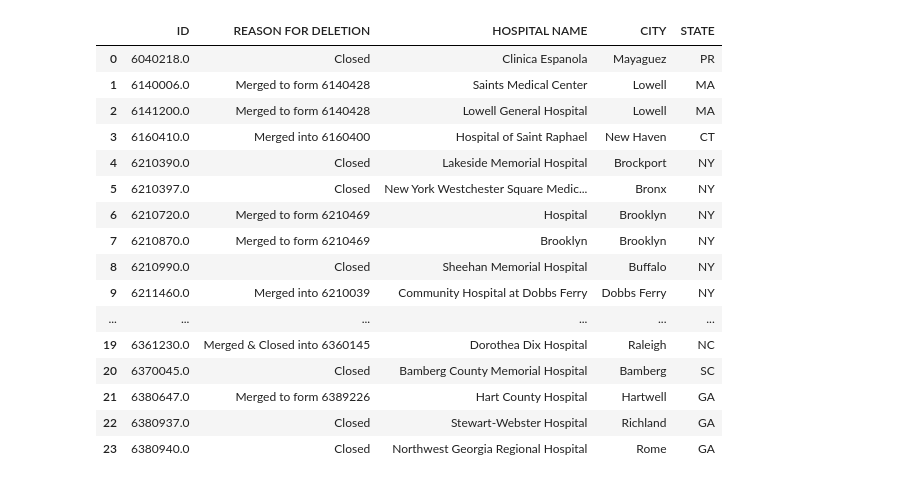
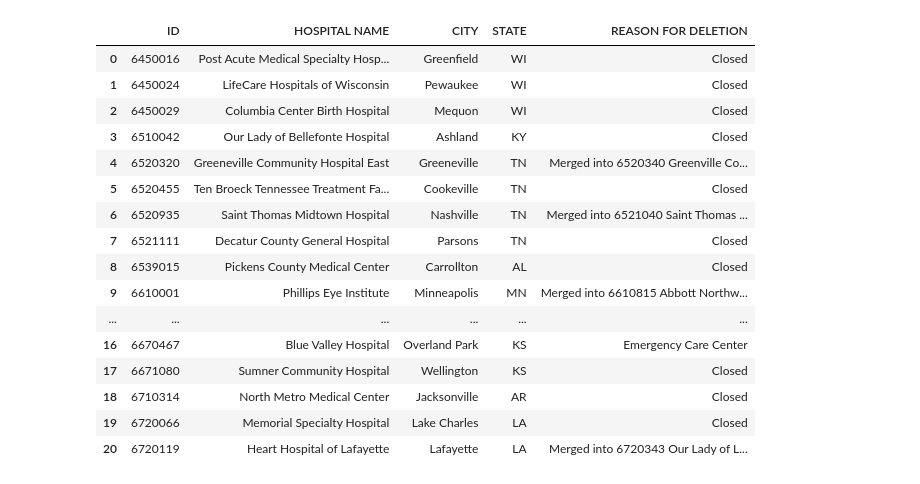
Before and after one commit to imccart/aha-data, a Jupyter notebook: data-code/pdf2table.ipynb, the cells around one changed output. Drawn from its saved outputs; the diff is of its cells as text; code cells hidden in the pictures.

```diff
--- a/data-code/pdf2table.ipynb
+++ b/data-code/pdf2table.ipynb
@@ -532,28 +636,28 @@ Nonreg Add
 Nonreg Add done
 I'm Done!!
 # %%
-double_check["Reg Del"][0]
-# double_check["Reg Add"][0]
-# double_check["Nonreg Del"][1]
+double_check["Reg Del"][2]
+# double_check["Reg Add"][1]
+# double_check["Nonreg Del"][0]
 # double_check["Nonreg Add"][1]
 # %% [output]
-|  | ID | REASON FOR DELETION | HOSPITAL NAME | CITY | STATE |
-| 0 | 6040218.0 | Closed | Clinica Espanola | Mayaguez | PR |
-| 1 | 6140006.0 | Merged to form 6140428 | Saints Medical Center | Lowell | MA |
-| 2 | 6141200.0 | Merged to form 6140428 | Lowell General Hospital | Lowell | MA |
-| 3 | 6160410.0 | Merged into 6160400 | Hospital of Saint Raphael | New Haven | CT |
-| 4 | 6210390.0 | Closed | Lakeside Memorial Hospital | Brockport | NY |
-| 5 | 6210397.0 | Closed | New York Westchester Square Medic... | Bronx | NY |
-| 6 | 6210720.0 | Merged to form 6210469 | Hospital | Brooklyn | NY |
-| 7 | 6210870.0 | Merged to form 6210469 | Brooklyn | Brooklyn | NY |
-| 8 | 6210990.0 | Closed | Sheehan Memorial Hospital | Buffalo | NY |
-| 9 | 6211460.0 | Merged into 6210039 | Community Hospital at Dobbs Ferry | Dobbs Ferry | NY |
+|  | ID | HOSPITAL NAME | CITY | STATE | REASON FOR DELETION |
+| 0 | 6450016 | Post Acute Medical Specialty Hosp... | Greenfield | WI | Closed |
+| 1 | 6450024 | LifeCare Hospitals of Wisconsin | Pewaukee | WI | Closed |
+| 2 | 6450029 | Columbia Center Birth Hospital | Mequon | WI | Closed |
+| 3 | 6510042 | Our Lady of Bellefonte Hospital | Ashland | KY | Closed |
+| 4 | 6520320 | Greeneville Community Hospital East | Greeneville | TN | Merged into 6520340 Greenville Co... |
+| 5 | 6520455 | Ten Broeck Tennessee Treatment Fa... | Cookeville | TN | Closed |
+| 6 | 6520935 | Saint Thomas Midtown Hospital | Nashville | TN | Merged into 6521040 Saint Thomas ... |
+| 7 | 6521111 | Decatur County General Hospital | Parsons | TN | Closed |
+| 8 | 6539015 | Pickens County Medical Center | Carrollton | AL | Closed |
+| 9 | 6610001 | Phillips Eye Institute | Minneapolis | MN | Merged into 6610815 Abbott Northw... |
 | ... | ... | ... | ... | ... | ... |
-| 19 | 6361230.0 | Merged & Closed into 6360145 | Dorothea Dix Hospital | Raleigh | NC |
-| 20 | 6370045.0 | Closed | Bamberg County Memorial Hospital | Bamberg | SC |
-| 21 | 6380647.0 | Merged to form 6389226 | Hart County Hospital | Hartwell | GA |
-| 22 | 6380937.0 | Closed | Stewart-Webster Hospital | Richland | GA |
-| 23 | 6380940.0 | Closed | Northwest Georgia Regional Hospital | Rome | GA |
+| 16 | 6670467 | Blue Valley Hospital | Overland Park | KS | Emergency Care Center |
+| 17 | 6671080 | Sumner Community Hospital | Wellington | KS | Closed |
+| 18 | 6710314 | North Metro Medical Center | Jacksonville | AR | Closed |
+| 19 | 6720066 | Memorial Specialty Hospital | Lake Charles | LA | Closed |
+| 20 | 6720119 | Heart Hospital of Lafayette | Lafayette | LA | Merged into 6720343 Our Lady of L... |
 # %%
 file_pdf = os.path.join(dir_root,'data','input','AHA FY {}'.format(year),
                             *hardcoding.filenames[year])
```
Also changed, not shown: parts of 5 cells of this notebook, 31 other files.
